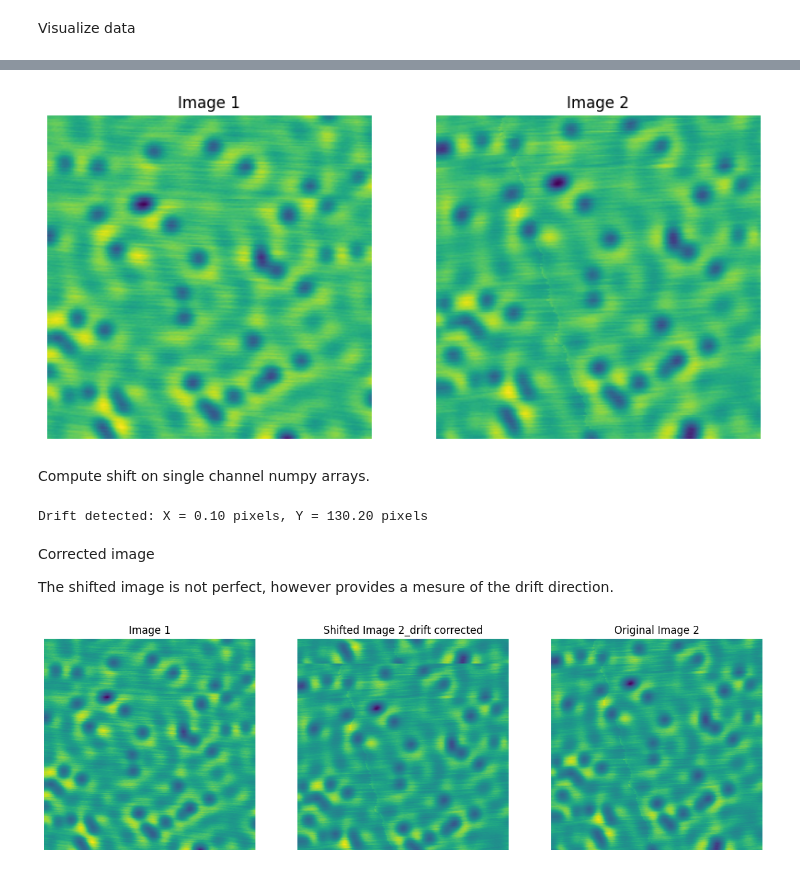
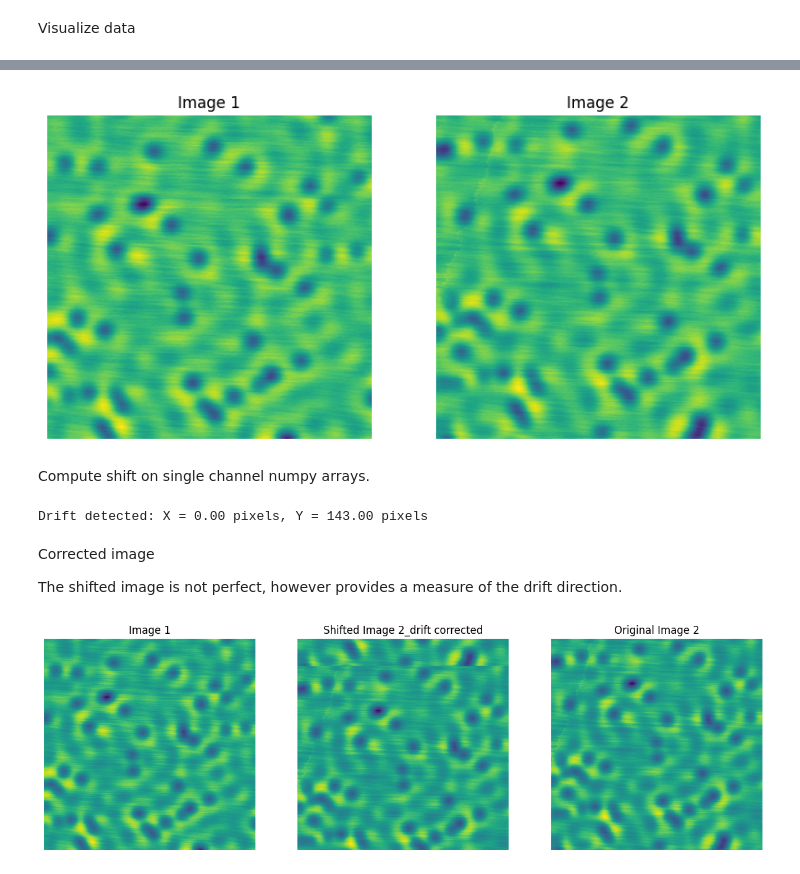
Before and after one commit to gnganesh99/Misc, a Jupyter notebook: drift_correction_pcc.ipynb, the cells around one changed output, grey strips where cells are left out. Cells and saved outputs as stored; diff of their text form; code cells hidden in the pictures.

```diff
--- a/drift_correction_pcc.ipynb
+++ b/drift_correction_pcc.ipynb
@@ -23,20 +43,21 @@ Visualize data
 # %%
-im1 = Image.open(r"data_drift_correction/original/images_with_drift/CO_on_Cu_0196.jpg")
-im2 = Image.open(r"data_drift_correction/original/images_with_drift/CO_on_Cu_0199.jpg")
+
+im1 = Image.open("CO_on_Cu_0196.jpg")
+im2 = Image.open(r"CO_on_Cu_0200.jpg")
 
 fig,ax = plt.subplots(1,2, figsize=(10,5))
 ax[0].imshow(im1)
 
 ax[0].set_axis_off()
 ax[0].set_title("Image 1")
 
 
 ax[1].imshow(im2)
 ax[1].set_axis_off()
 ax[1].set_title("Image 2")
 plt.show()
 # %% [output]
-[figure, old version]
+[figure, new version]
 # %% [markdown]
 Compute shift on single channel numpy arrays.
 # %%
@@ -54,7 +75,7 @@ shift_y, shift_x = shift
 
 print(f"Drift detected: X = {shift_x:.2f} pixels, Y = {shift_y:.2f} pixels")
 # %% [output]
-Drift detected: X = 0.10 pixels, Y = 130.20 pixels
+Drift detected: X = 0.00 pixels, Y = 143.00 pixels
 # %%
 def get_corrected_image(image, shift):
 
@@ -68,7 +89,7 @@ def get_corrected_image(image, shift):
 # %% [markdown]
 Corrected image
 
-The shifted image is not perfect, however provides a mesure of the drift direction.
+The shifted image is not perfect, however provides a measure of the drift direction.
 # %%
 # shift = np.array([100, 100])
 
@@ -91,4 +112,4 @@ ax[2].axis('off')
 ax[2].set_title("Original Image 2")
 plt.show()
 # %% [output]
-[figure, old version]
+[figure, new version]
```
Also changed, not shown: parts of 1 cell of this notebook.
